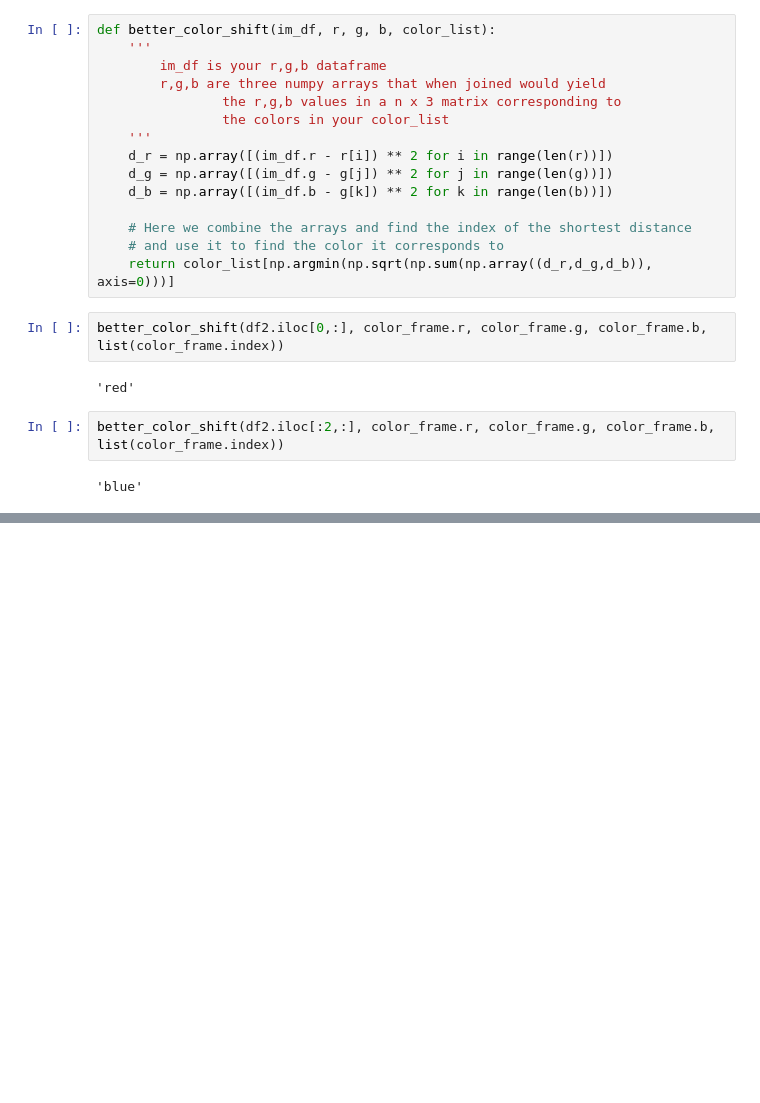
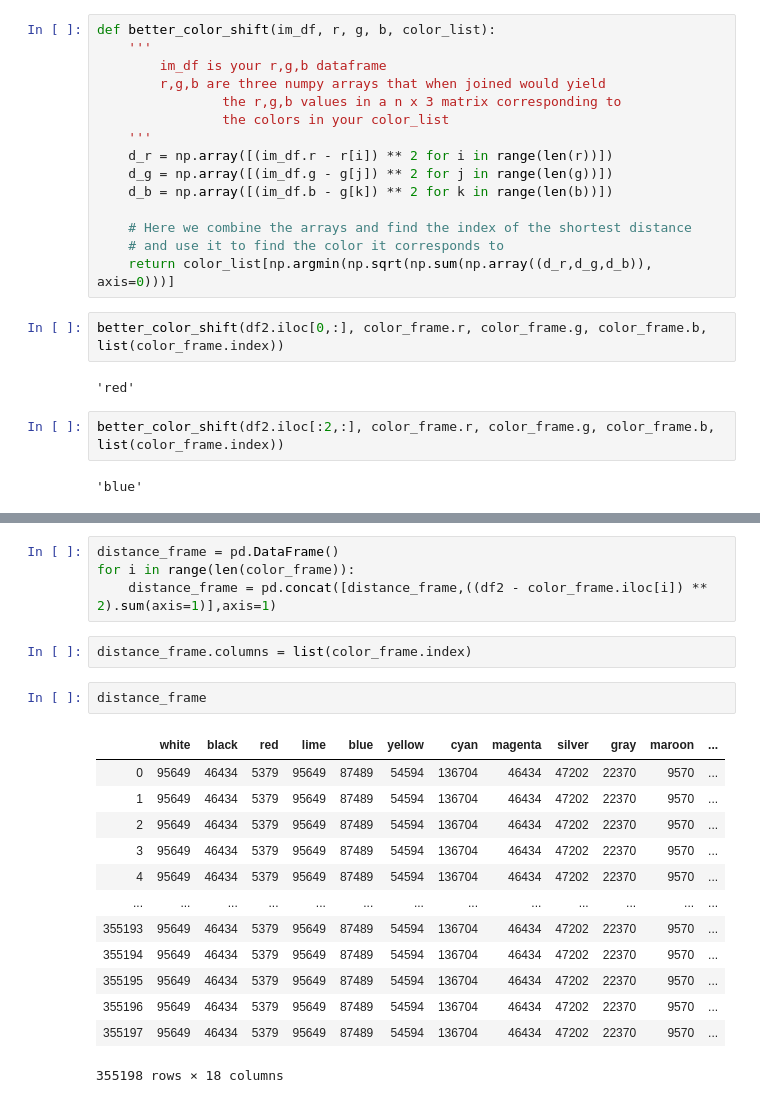
Before and after one commit to brndnwd/colors, a Jupyter notebook: colors.ipynb, the cells around one changed output, grey strips where cells are left out. Drawn from its saved outputs; the diff is of its cells as text; blank space fills up the shorter version.

```diff
--- a/colors.ipynb
+++ b/colors.ipynb
@@ -233,0 +252,22 @@ better_color_shift(df2.iloc[:2,:], color_frame.r, color_frame.g, color_frame.b,
+# %%
+distance_frame = pd.DataFrame()
+for i in range(len(color_frame)):
+    distance_frame = pd.concat([distance_frame,((df2 - color_frame.iloc[i]) ** 2).sum(axis=1)],axis=1)
+# %%
+distance_frame.columns = list(color_frame.index)
+# %%
+distance_frame
+# %% [output]
+|  | white | black | red | lime | blue | yellow | cyan | magenta | silver | gray | maroon | ... |
+| 0 | 95649 | 46434 | 5379 | 95649 | 87489 | 54594 | 136704 | 46434 | 47202 | 22370 | 9570 | ... |
+| 1 | 95649 | 46434 | 5379 | 95649 | 87489 | 54594 | 136704 | 46434 | 47202 | 22370 | 9570 | ... |
+| 2 | 95649 | 46434 | 5379 | 95649 | 87489 | 54594 | 136704 | 46434 | 47202 | 22370 | 9570 | ... |
+| 3 | 95649 | 46434 | 5379 | 95649 | 87489 | 54594 | 136704 | 46434 | 47202 | 22370 | 9570 | ... |
+| 4 | 95649 | 46434 | 5379 | 95649 | 87489 | 54594 | 136704 | 46434 | 47202 | 22370 | 9570 | ... |
+| ... | ... | ... | ... | ... | ... | ... | ... | ... | ... | ... | ... | ... |
+| 355193 | 95649 | 46434 | 5379 | 95649 | 87489 | 54594 | 136704 | 46434 | 47202 | 22370 | 9570 | ... |
+| 355194 | 95649 | 46434 | 5379 | 95649 | 87489 | 54594 | 136704 | 46434 | 47202 | 22370 | 9570 | ... |
+| 355195 | 95649 | 46434 | 5379 | 95649 | 87489 | 54594 | 136704 | 46434 | 47202 | 22370 | 9570 | ... |
+| 355196 | 95649 | 46434 | 5379 | 95649 | 87489 | 54594 | 136704 | 46434 | 47202 | 22370 | 9570 | ... |
+| 355197 | 95649 | 46434 | 5379 | 95649 | 87489 | 54594 | 136704 | 46434 | 47202 | 22370 | 9570 | ... |
+355198 rows × 18 columns
```
Also changed, not shown: parts of 8 cells of this notebook.
